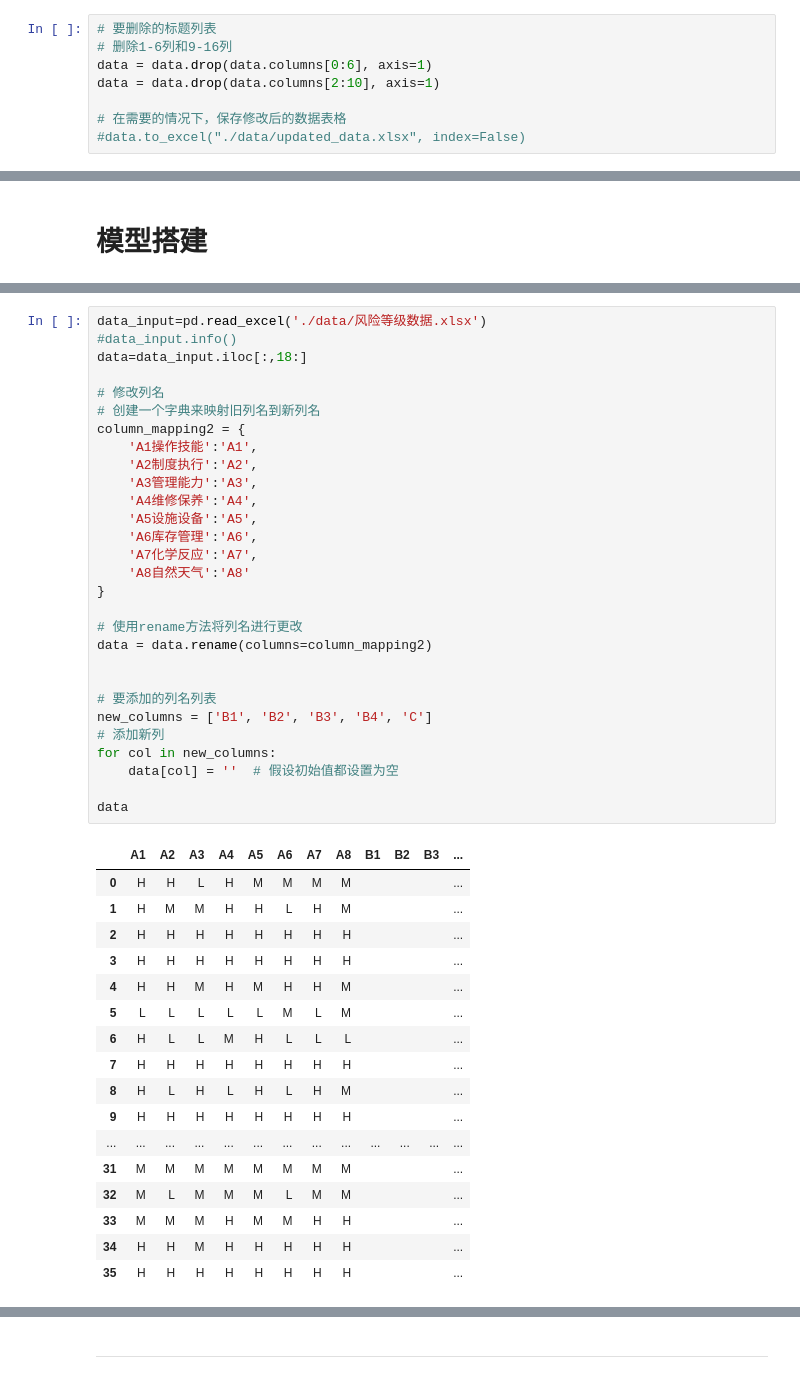
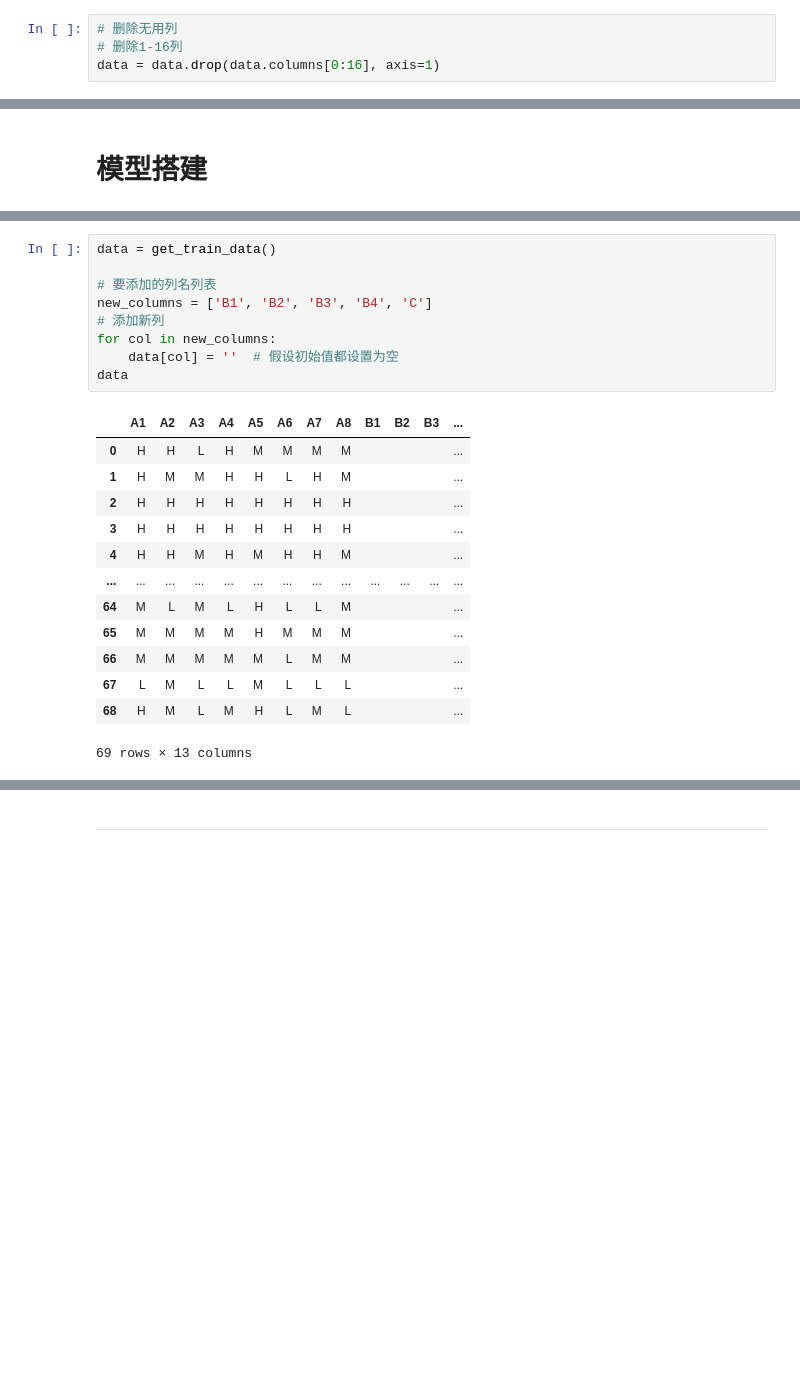
Before and after one commit to Zhou1317fe5/ml-projects, a Jupyter notebook: 贝叶斯危化品仓储风险分析/code/demo.ipynb, the cells around one changed output, grey strips where cells are left out. Cells and saved outputs as stored; diff of their text form; blank space fills up the shorter version.

```diff
--- a/贝叶斯危化品仓储风险分析/code/demo.ipynb
+++ b/贝叶斯危化品仓储风险分析/code/demo.ipynb
@@ -41,11 +30,7 @@ memory usage: 9.4+ KB
 # %%
-# 要删除的标题列表
-# 删除1-6列和9-16列
-data = data.drop(data.columns[0:6], axis=1)
-data = data.drop(data.columns[2:10], axis=1)
-
-# 在需要的情况下，保存修改后的数据表格
-#data.to_excel("./data/updated_data.xlsx", index=False)
+# 删除无用列
+# 删除1-16列
+data = data.drop(data.columns[0:16], axis=1)
 # %%
 data.info()
 # %% [output]
@@ -585,47 +539,23 @@ cpds = estimator.get_cpds()
 # %%
-data_input=pd.read_excel('./data/风险等级数据.xlsx')
-#data_input.info()
-data=data_input.iloc[:,18:]
-
-# 修改列名
-# 创建一个字典来映射旧列名到新列名
-column_mapping2 = {
-    'A1操作技能':'A1',
-    'A2制度执行':'A2',
-    'A3管理能力':'A3',
-    'A4维修保养':'A4',
-    'A5设施设备':'A5',
-    'A6库存管理':'A6',
-    'A7化学反应':'A7',
-    'A8自然天气':'A8'
-}
-
-# 使用rename方法将列名进行更改
-data = data.rename(columns=column_mapping2)
-
+data = get_train_data()
 
 # 要添加的列名列表
 new_columns = ['B1', 'B2', 'B3', 'B4', 'C']
 # 添加新列
 for col in new_columns:
     data[col] = ''  # 假设初始值都设置为空
-
 data
 # %% [output]
 |  | A1 | A2 | A3 | A4 | A5 | A6 | A7 | A8 | B1 | B2 | B3 | ... |
 | 0 | H | H | L | H | M | M | M | M |  |  |  | ... |
 | 1 | H | M | M | H | H | L | H | M |  |  |  | ... |
 | 2 | H | H | H | H | H | H | H | H |  |  |  | ... |
 | 3 | H | H | H | H | H | H | H | H |  |  |  | ... |
 | 4 | H | H | M | H | M | H | H | M |  |  |  | ... |
-| 5 | L | L | L | L | L | M | L | M |  |  |  | ... |
-| 6 | H | L | L | M | H | L | L | L |  |  |  | ... |
-| 7 | H | H | H | H | H | H | H | H |  |  |  | ... |
-| 8 | H | L | H | L | H | L | H | M |  |  |  | ... |
-| 9 | H | H | H | H | H | H | H | H |  |  |  | ... |
 | ... | ... | ... | ... | ... | ... | ... | ... | ... | ... | ... | ... | ... |
-| 31 | M | M | M | M | M | M | M | M |  |  |  | ... |
-| 32 | M | L | M | M | M | L | M | M |  |  |  | ... |
-| 33 | M | M | M | H | M | M | H | H |  |  |  | ... |
-| 34 | H | H | M | H | H | H | H | H |  |  |  | ... |
-| 35 | H | H | H | H | H | H | H | H |  |  |  | ... |
+| 64 | M | L | M | L | H | L | L | M |  |  |  | ... |
+| 65 | M | M | M | M | H | M | M | M |  |  |  | ... |
+| 66 | M | M | M | M | M | L | M | M |  |  |  | ... |
+| 67 | L | M | L | L | M | L | L | L |  |  |  | ... |
+| 68 | H | M | L | M | H | L | M | L |  |  |  | ... |
+69 rows × 13 columns
```
Also changed, not shown: parts of 45 cells of this notebook, 4 other files.
